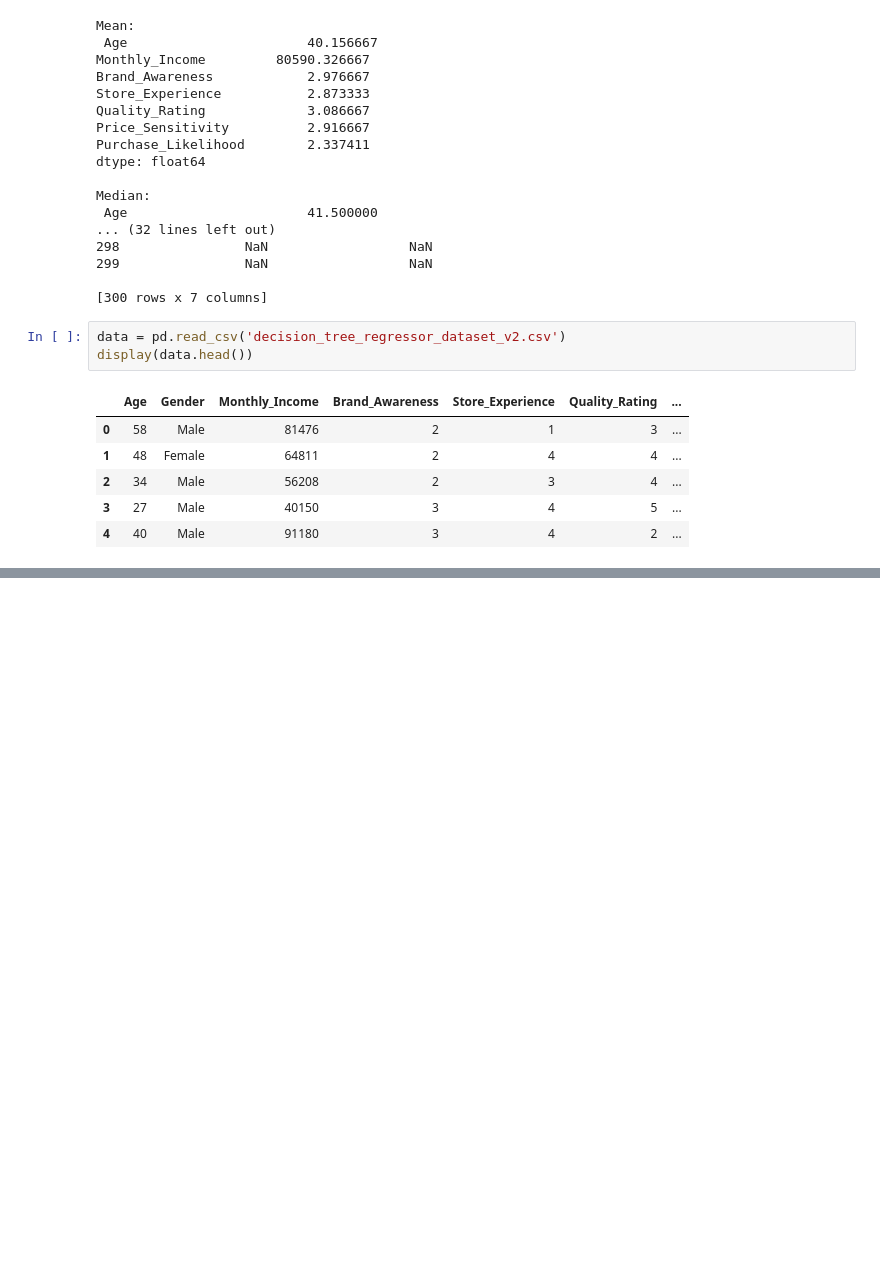
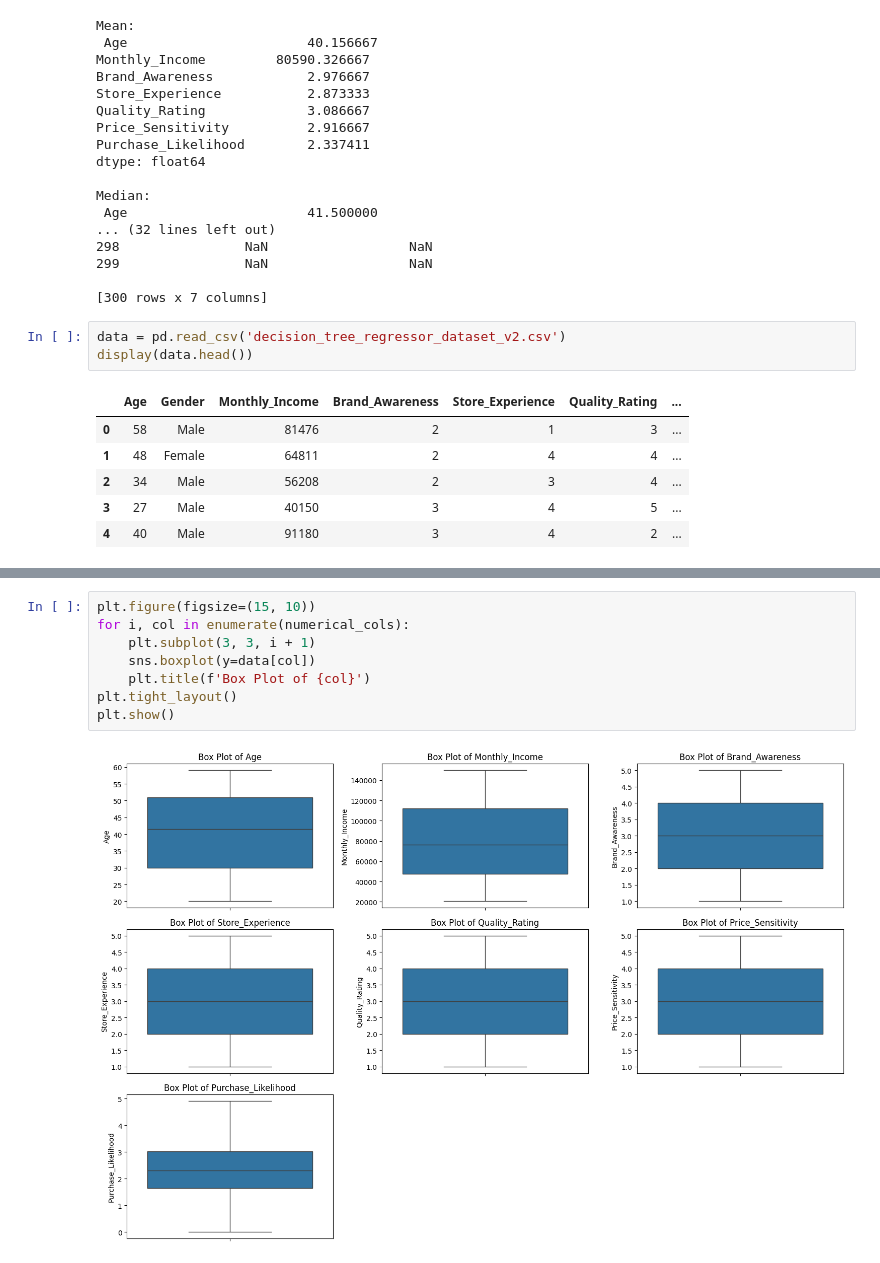
Before and after one commit to vasavinaidu21/Traning, a Jupyter notebook: Traning.ipynb, the cells around one changed output, grey strips where cells are left out. Saved outputs shown, nothing was run; the diff lists cells and outputs as text; blank space fills up the shorter version.

```diff
--- a/Traning.ipynb
+++ b/Traning.ipynb
@@ -533,0 +556,10 @@ display(data.head())
+# %%
+plt.figure(figsize=(15, 10))
+for i, col in enumerate(numerical_cols):
+    plt.subplot(3, 3, i + 1)
+    sns.boxplot(y=data[col])
+    plt.title(f'Box Plot of {col}')
+plt.tight_layout()
+plt.show()
+# %% [output]
+[figure, added]
```
Also changed, not shown: parts of 5 cells of this notebook.
